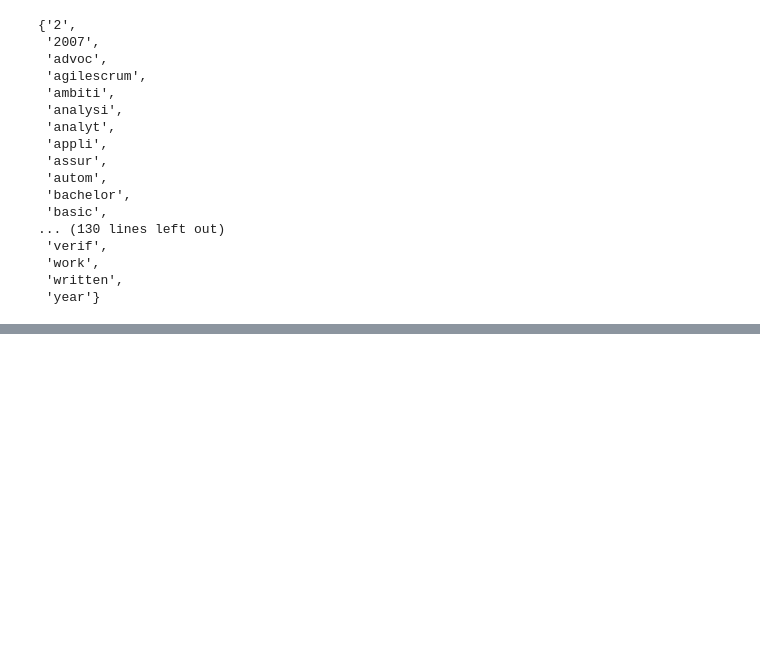
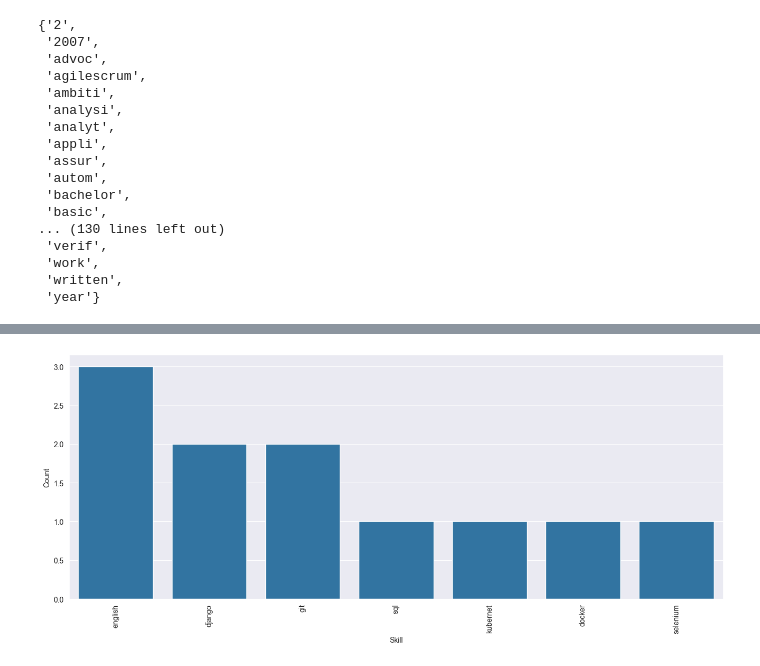
Before and after one commit to Familenko/djinni_statistic, a Jupyter notebook: analytic/main.ipynb, the cells around one changed output, grey strips where cells are left out. Saved outputs shown, nothing was run; the diff lists cells and outputs as text; code cells hidden in the pictures; blank space fills up the shorter version.

```diff
--- a/analytic/main.ipynb
+++ b/analytic/main.ipynb
@@ -436,0 +383,2 @@ plt.show()
+# %%
+df['skills'] = df.description.apply(skills_intersection)
@@ -436,0 +401,22 @@ plt.show()
+# %%
+def skills_by_year(df):
+    all_skills = [skill for skills_set in df['skills'] for skill in skills_set]
+    skills_counter = Counter(all_skills)
+    result_df = pd.DataFrame(list(skills_counter.items()), columns=['Skill', 'Count'])
+    result_df.sort_values(by='Count', ascending=False, inplace=True)
+    return result_df
+# %%
+def build_barplot(df):
+    plt.figure(figsize=(16, 6))
+    sns.barplot(data=df[1:], x='Skill', y='Count')
+    plt.xticks(rotation=90)
+    plt.show()
+# %%
+def main_build_graph_by_year(year):
+    one_year = df[df['experience'] == year]
+    one_year = skills_by_year(one_year)
+    build_barplot(one_year)
+# %%
+main_build_graph_by_year(0)
+# %% [output]
+[figure, added]
```
Also changed, not shown: parts of 21 cells of this notebook, 1 other file.
